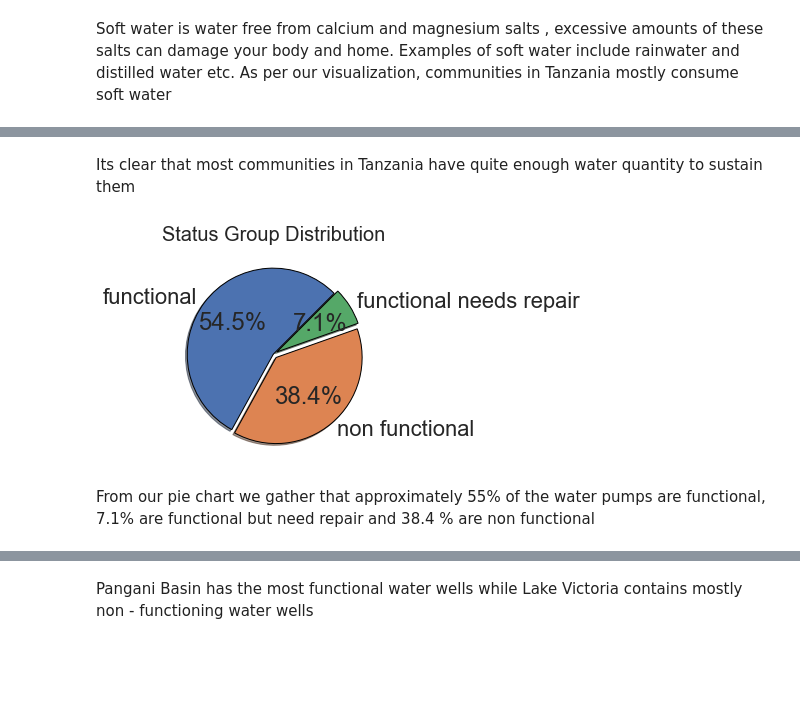
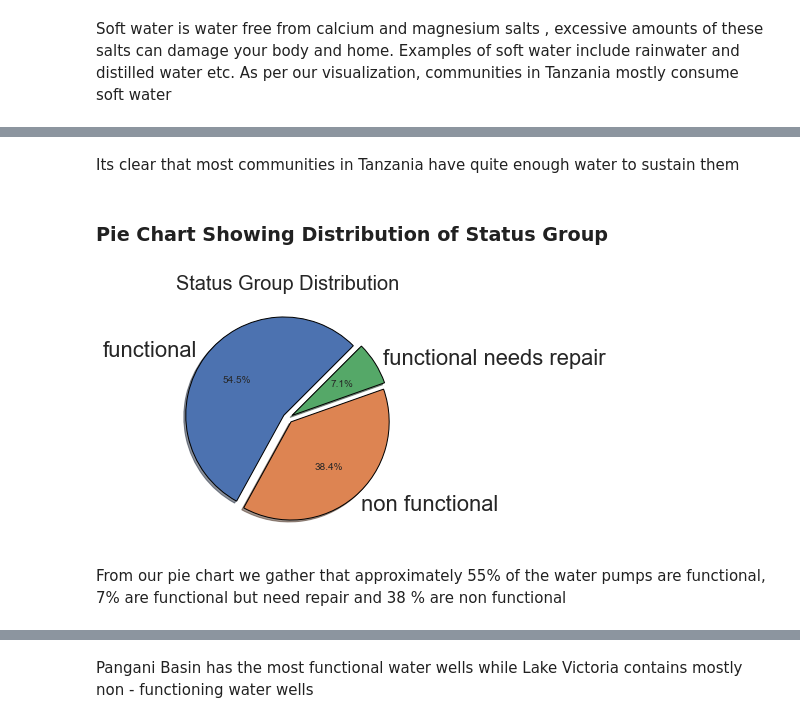
Before and after one commit to atienosonia/Tanzanian_Water_Wells, a Jupyter notebook: student.ipynb, the cells around one changed output, grey strips where cells are left out. Drawn from its saved outputs; the diff is of its cells as text; code cells hidden in the pictures; blank space fills up the shorter version.

```diff
--- a/student.ipynb
+++ b/student.ipynb
@@ -76,9 +81,11 @@ def read_data(path):
 df_1 = read_data(r'C:\Users\user\Documents\Tanzania Water Wells\training set values.csv')
 df_2 = read_data(r'C:\Users\user\Documents\Tanzania Water Wells\training set labels.csv')
 # %%
-# combining the two datasets
+# combining the two datasets together
 
 def combined_dataframe(data_0, data_1):
+
+    """ A simple function to combine the two datasets using the id column present in both datasets """
 
     new_df = data_0.set_index('id').join(data_1.set_index('id'))
 
@@ -941,2 +849,2 @@ plot_data(df, 'quantity', 'Quantity Column Distribution')
 # %% [markdown]
-Its clear that most communities in Tanzania have quite enough water quantity to sustain them
+Its clear that most communities in Tanzania have quite enough water to sustain them
@@ -945,16 +851,18 @@ Pie Chart Showing Distribution of Status Group
+# %% [markdown]
+### Pie Chart Showing Distribution of Status Group
 # %%
 slices = df['status_group'].value_counts().values
 
 labels = df['status_group'].value_counts().index
 
-explode = [0, 0.05, 0.05]
+explode = [0.05, 0.05, 0.05]
 
 plt.pie(slices, labels=labels, wedgeprops={'edgecolor': 'black'}, explode=explode, shadow=True, autopct='%1.1f%%', startangle=45)
 
 plt.title('Status Group Distribution', fontsize = 20)
 plt.tight_layout()
 plt.show()
 # %% [output]
-[figure, old version]
+[figure, new version]
 # %% [markdown]
-From our pie chart we gather that approximately 55% of the water pumps are functional, 7.1% are functional but need repair and 38.4 % are non functional
+From our pie chart we gather that approximately 55% of the water pumps are functional, 7% are functional but need repair and 38 % are non functional
```
Also changed, not shown: parts of 180 cells of this notebook, 3 other files.
